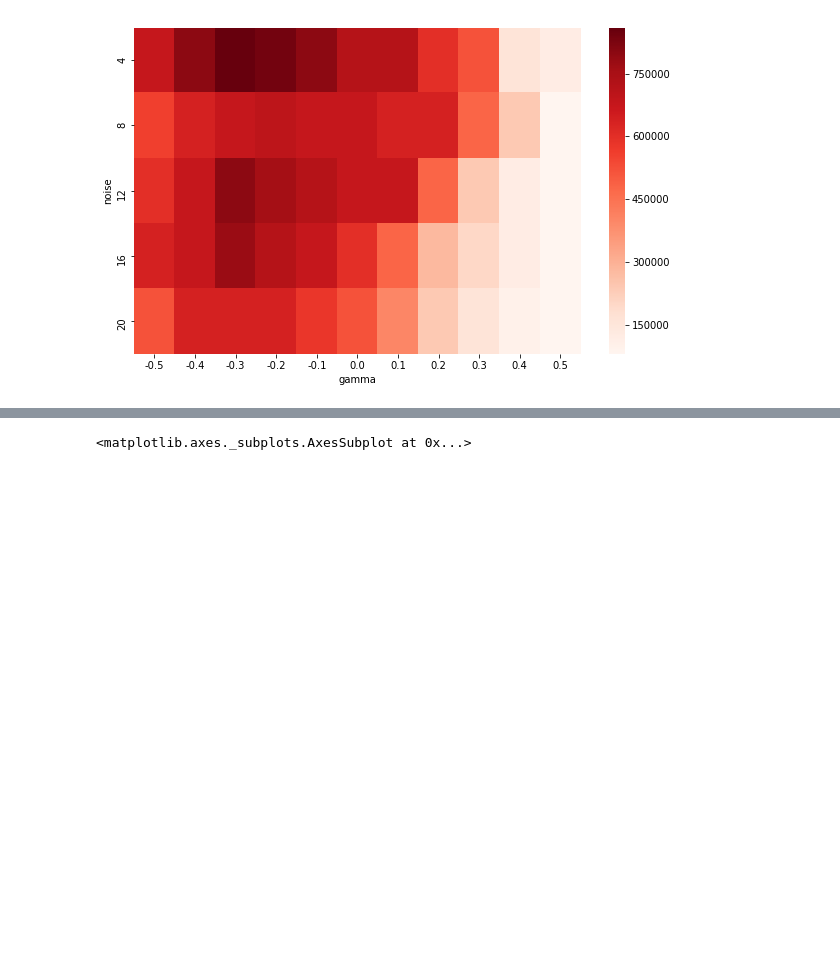
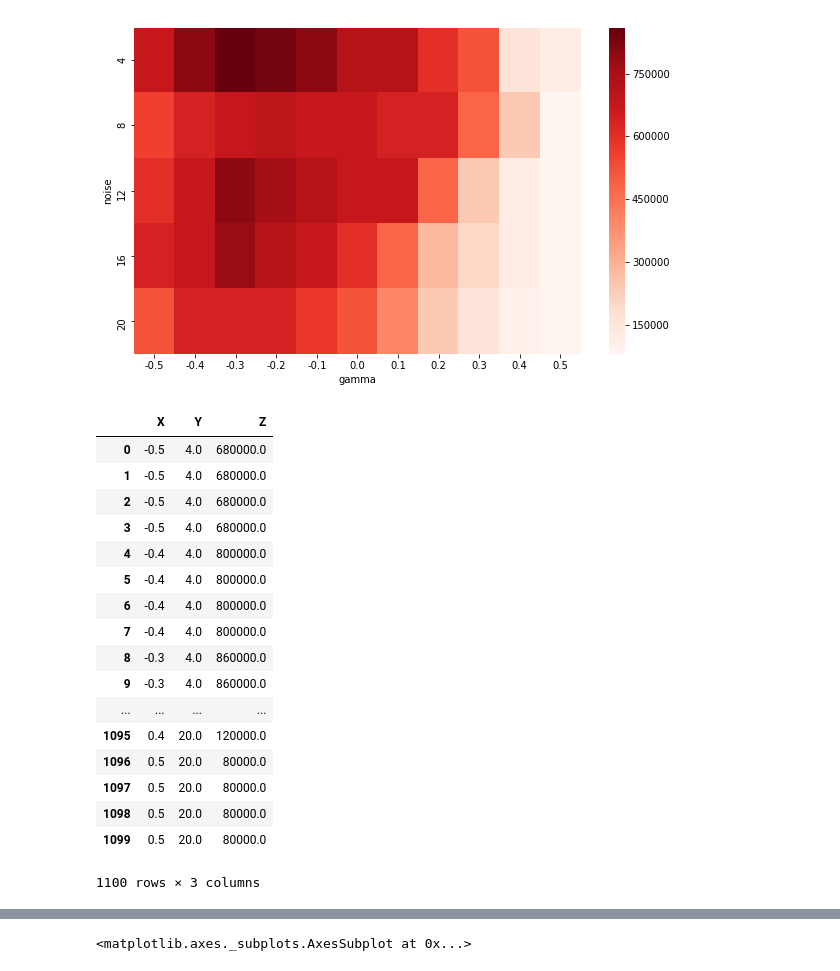
Before and after one commit to dmitrymyl/TADselect, a Jupyter notebook: sim_TADs/Analyze_sim_TADs.ipynb, the cells around one changed output, grey strips where cells are left out. Drawn from its saved outputs; the diff is of its cells as text; code cells hidden in the pictures; blank space fills up the shorter version.

```diff
--- a/sim_TADs/Analyze_sim_TADs.ipynb
+++ b/sim_TADs/Analyze_sim_TADs.ipynb
@@ -524,3 +524,28 @@ sns.heatmap(armatus_sizes, cmap="Reds")
 # %% [output]
 <matplotlib.axes._subplots.AxesSubplot at 0x...>
 [figure]
+# %%
+df = pd.DataFrame(index=range(len(noise_values) * len(sim_values) * len(armatus_gamma) * len(stats)), columns=["X", "Y", "Z"])
+df.loc[:, "X"] = lava_armatus_stats["gamma"]
+df.loc[:, "Y"] = lava_armatus_stats["noise"]
+df.loc[:, "Z"] = lava_armatus_stats["size_tads"]
+df
+# %% [output]
+|  | X | Y | Z |
+| 0 | -0.5 | 4.0 | 680000.0 |
+| 1 | -0.5 | 4.0 | 680000.0 |
+| 2 | -0.5 | 4.0 | 680000.0 |
+| 3 | -0.5 | 4.0 | 680000.0 |
+| 4 | -0.4 | 4.0 | 800000.0 |
+| 5 | -0.4 | 4.0 | 800000.0 |
+| 6 | -0.4 | 4.0 | 800000.0 |
+| 7 | -0.4 | 4.0 | 800000.0 |
+| 8 | -0.3 | 4.0 | 860000.0 |
+| 9 | -0.3 | 4.0 | 860000.0 |
+| ... | ... | ... | ... |
+| 1095 | 0.4 | 20.0 | 120000.0 |
+| 1096 | 0.5 | 20.0 | 80000.0 |
+| 1097 | 0.5 | 20.0 | 80000.0 |
+| 1098 | 0.5 | 20.0 | 80000.0 |
+| 1099 | 0.5 | 20.0 | 80000.0 |
+1100 rows × 3 columns
```
Also changed, not shown: parts of 15 cells of this notebook, 1 other file.
